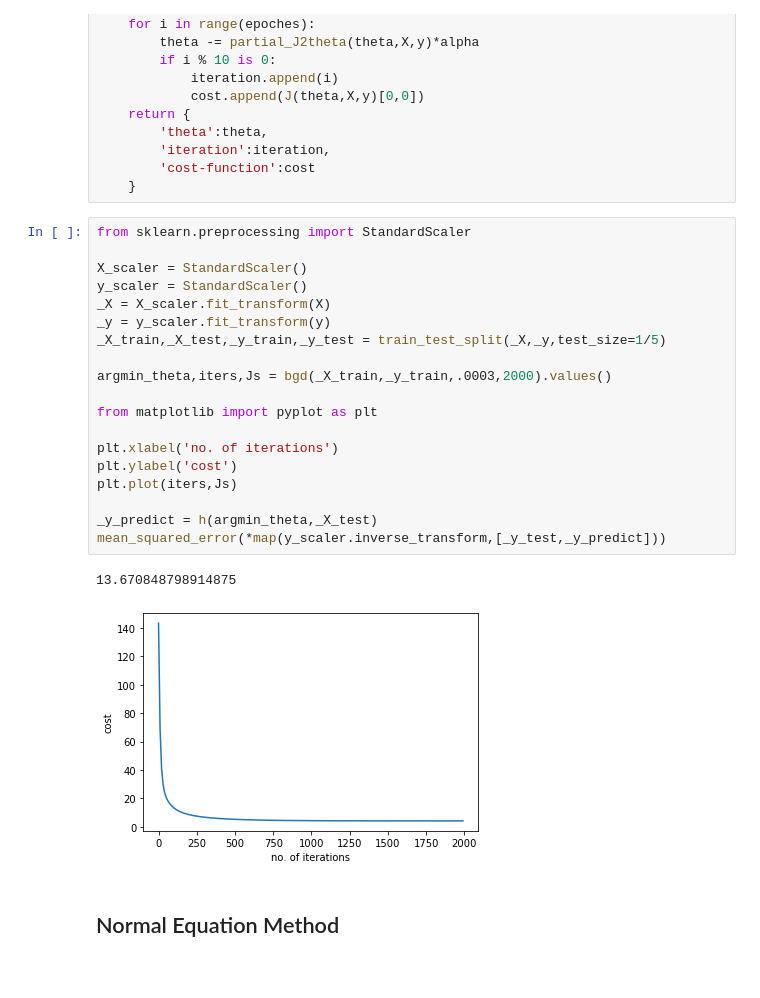
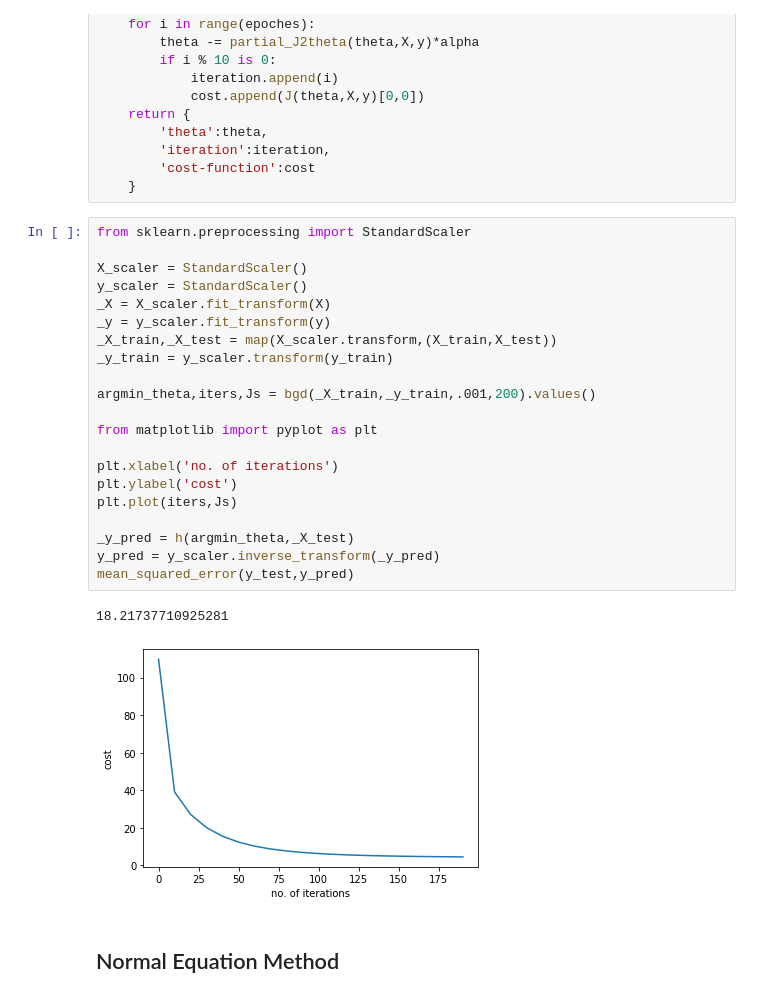
Before and after one commit to Algebra-FUN/ML-note, a Jupyter notebook: code/1-LM.ipynb, the cells around one changed output. Drawn from its saved outputs; the diff is of its cells as text.

```diff
--- a/code/1-LM.ipynb
+++ b/code/1-LM.ipynb
@@ -87,25 +87,27 @@ def bgd(X,y,alpha,epoches=400):
 # %%
 from sklearn.preprocessing import StandardScaler
 
 X_scaler = StandardScaler()
 y_scaler = StandardScaler()
 _X = X_scaler.fit_transform(X)
 _y = y_scaler.fit_transform(y)
-_X_train,_X_test,_y_train,_y_test = train_test_split(_X,_y,test_size=1/5)
+_X_train,_X_test = map(X_scaler.transform,(X_train,X_test))
+_y_train = y_scaler.transform(y_train)
 
-argmin_theta,iters,Js = bgd(_X_train,_y_train,.0003,2000).values()
+argmin_theta,iters,Js = bgd(_X_train,_y_train,.001,200).values()
 
 from matplotlib import pyplot as plt
 
 plt.xlabel('no. of iterations')
 plt.ylabel('cost')
 plt.plot(iters,Js)
 
-_y_predict = h(argmin_theta,_X_test)
-mean_squared_error(*map(y_scaler.inverse_transform,[_y_test,_y_predict]))
+_y_pred = h(argmin_theta,_X_test)
+y_pred = y_scaler.inverse_transform(_y_pred)
+mean_squared_error(y_test,y_pred)
 # %% [output]
-13.670848798914875
+18.21737710925281
-[figure, old version]
+[figure, new version]
 # %% [markdown]
 ## Normal Equation Method
 # %%
```
Also changed, not shown: parts of 5 cells of this notebook, 3 other files.
